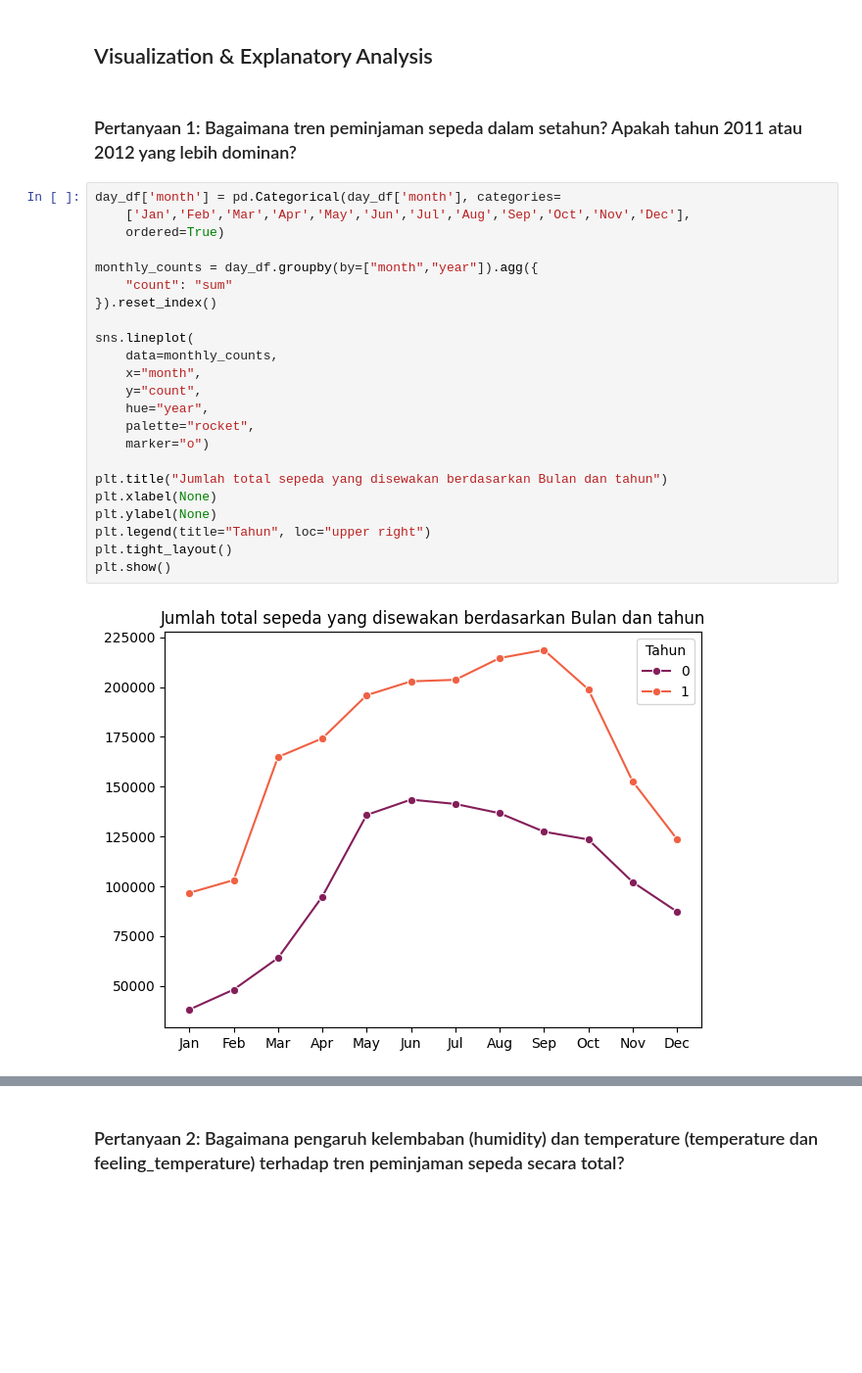
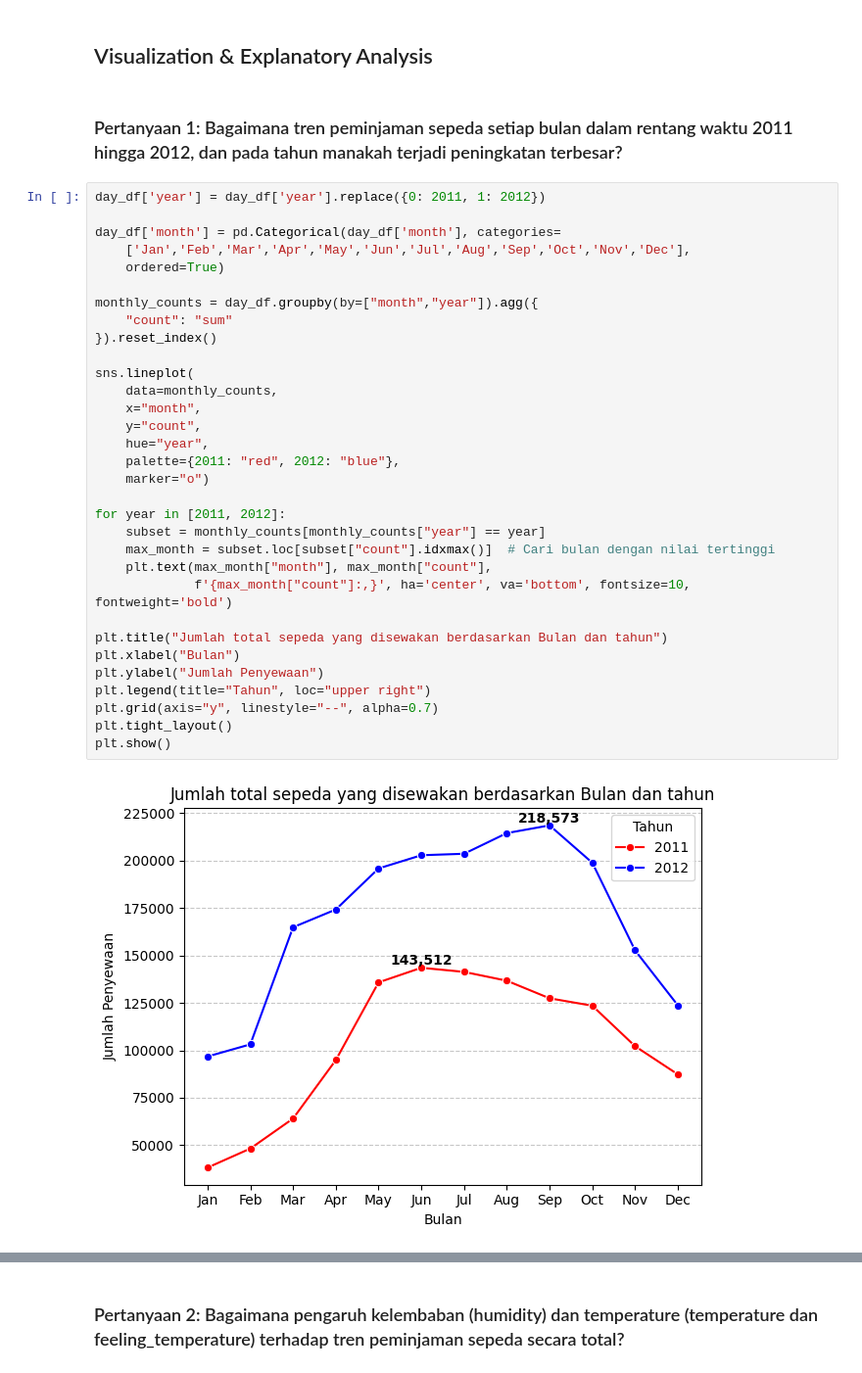
Before and after one commit to RivaroFarrelino/bike-sharing-analysis-dashboard, a Jupyter notebook: notebook.ipynb, the cells around one changed output, grey strips where cells are left out. Shown at 98% size. Drawn from its saved outputs; the diff is of its cells as text; blank space fills up the shorter version.

```diff
--- a/notebook.ipynb
+++ b/notebook.ipynb
@@ -456,29 +457,38 @@ Dari hasil analisis diatas terdapat beberapa point penting
 # %% [markdown]
 ## Visualization & Explanatory Analysis
 # %% [markdown]
-### Pertanyaan 1: Bagaimana tren peminjaman sepeda dalam setahun? Apakah tahun 2011 atau 2012 yang lebih dominan?
+### Pertanyaan 1: Bagaimana tren peminjaman sepeda setiap bulan dalam rentang waktu 2011 hingga 2012, dan pada tahun manakah terjadi peningkatan terbesar?
 # %%
+day_df['year'] = day_df['year'].replace({0: 2011, 1: 2012})
+
 day_df['month'] = pd.Categorical(day_df['month'], categories=
     ['Jan','Feb','Mar','Apr','May','Jun','Jul','Aug','Sep','Oct','Nov','Dec'],
     ordered=True)
 
 monthly_counts = day_df.groupby(by=["month","year"]).agg({
     "count": "sum"
 }).reset_index()
 
 sns.lineplot(
     data=monthly_counts,
     x="month",
     y="count",
     hue="year",
-    palette="rocket",
+    palette={2011: "red", 2012: "blue"},
     marker="o")
 
+for year in [2011, 2012]:
+    subset = monthly_counts[monthly_counts["year"] == year]
+    max_month = subset.loc[subset["count"].idxmax()]  # Cari bulan dengan nilai tertinggi
+    plt.text(max_month["month"], max_month["count"],
+             f'{max_month["count"]:,}', ha='center', va='bottom', fontsize=10, fontweight='bold')
+
 plt.title("Jumlah total sepeda yang disewakan berdasarkan Bulan dan tahun")
-plt.xlabel(None)
-plt.ylabel(None)
+plt.xlabel("Bulan")
+plt.ylabel("Jumlah Penyewaan")
 plt.legend(title="Tahun", loc="upper right")
+plt.grid(axis="y", linestyle="--", alpha=0.7)
 plt.tight_layout()
 plt.show()
 # %% [output]
-[figure, old version]
+[figure, new version]
```
Also changed, not shown: parts of 5 cells of this notebook.
